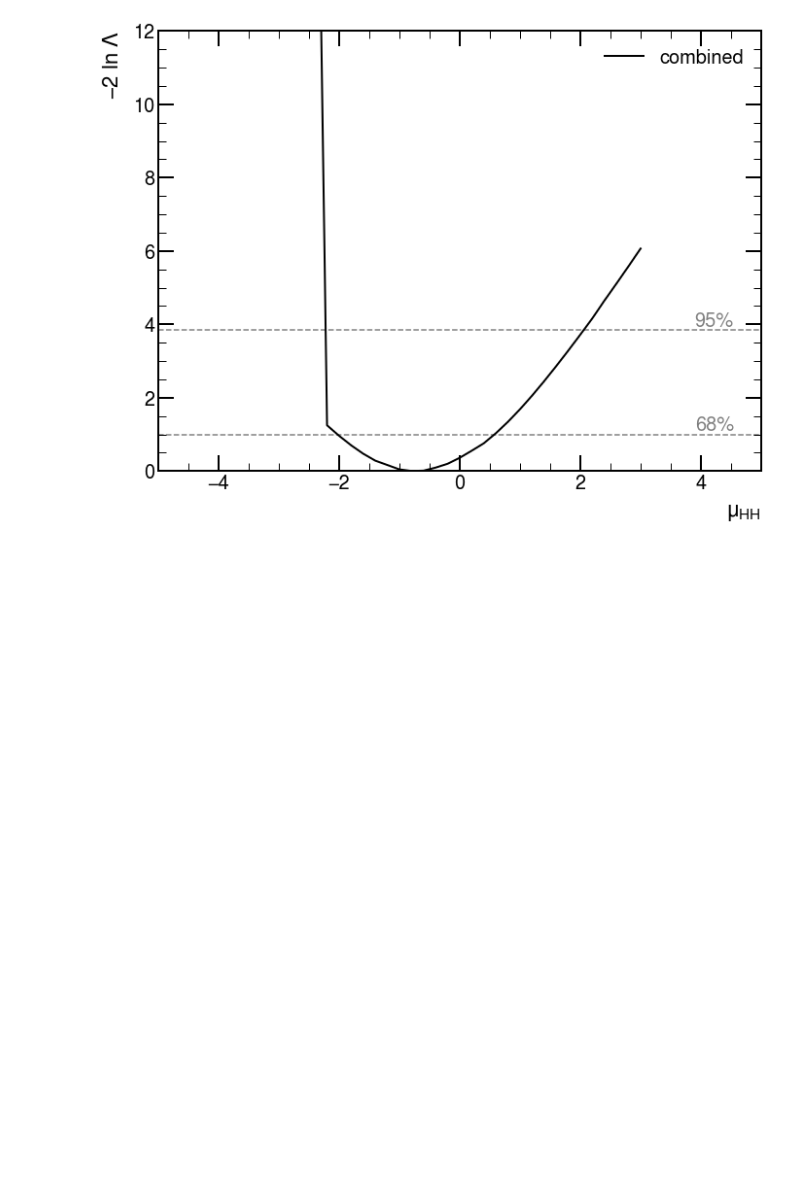
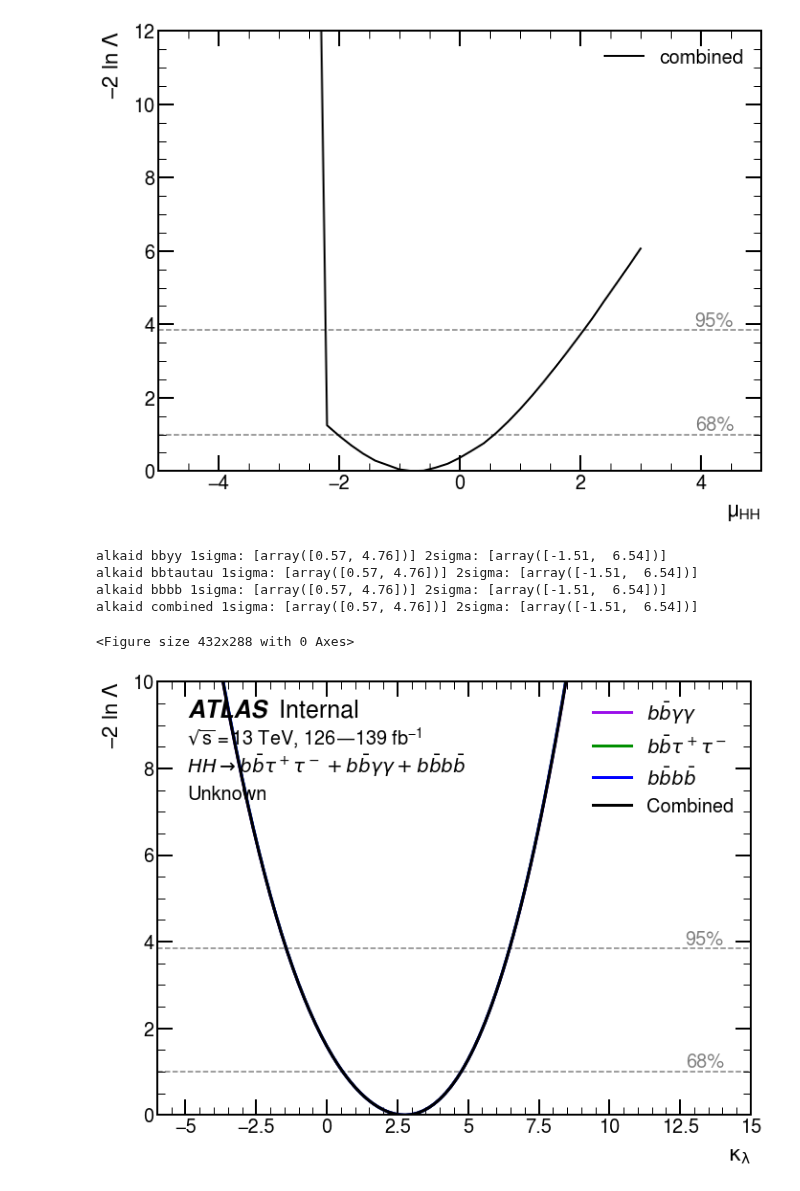
Before and after one commit to dyl64/hh_combination_fw, a Jupyter notebook: tutorials/HHH2022/GenPlots.ipynb, the cells around one changed output. Drawn from its saved outputs; the diff is of its cells as text; code cells hidden in the pictures; blank space fills up the shorter version.

```diff
--- a/tutorials/HHH2022/GenPlots.ipynb
+++ b/tutorials/HHH2022/GenPlots.ipynb
@@ -1198,0 +1305,18 @@ Save /afs/cern.ch/work/z/zhangr/HHcomb/hh_combination_fw/hh_combination_fw/tutor
+# %%
+import pandas as pd
+
+studies = ['klambda', 'k2V'] #['k2V_kV_profile'] #
+channels = ['bbtautau', 'bbyy', 'bbbb', 'combined']
+
+for poi_str in studies:
+    df_all = []
+    for job in obs:
+        for channel in channels:
+            outpath = os.path.join(outdir_likelihood, "likelihood", job, channel, poi_str, 'cache', f'{poi_str}_uncond.json')
+            with open(outpath) as fp:
+                dic = json.load(fp)['uncond_fit']
+            df = pd.DataFrame.from_dict(dic).drop(['status', 'time', 'nll'], axis=1)
+            df.insert(0, 'channel', channel)
+            df.insert(1, 'dataset', job)
+            df_all.append(df)
+    display(pd.concat(df_all))
@@ -1361,0 +1619,11 @@ plot_1D(likelihood_df_SM)
+# %%
+df = data_loading_lh()
+# %%
+df_table = plot_1Ddebug(df, xlabel=xlabel, xattrib=xattrib, xmin = xrange[0], xmax = xrange[1], ymin=yrange[0], ymax = yrange[1], status=status)
+# %% [output]
+alkaid bbyy 1sigma: [array([0.57, 4.76])] 2sigma: [array([-1.51,  6.54])]
+alkaid bbtautau 1sigma: [array([0.57, 4.76])] 2sigma: [array([-1.51,  6.54])]
+alkaid bbbb 1sigma: [array([0.57, 4.76])] 2sigma: [array([-1.51,  6.54])]
+alkaid combined 1sigma: [array([0.57, 4.76])] 2sigma: [array([-1.51,  6.54])]
+<Figure size 432x288 with 0 Axes>
+[figure, added]
```
Also changed, not shown: parts of 22 cells of this notebook, 10 other files.
